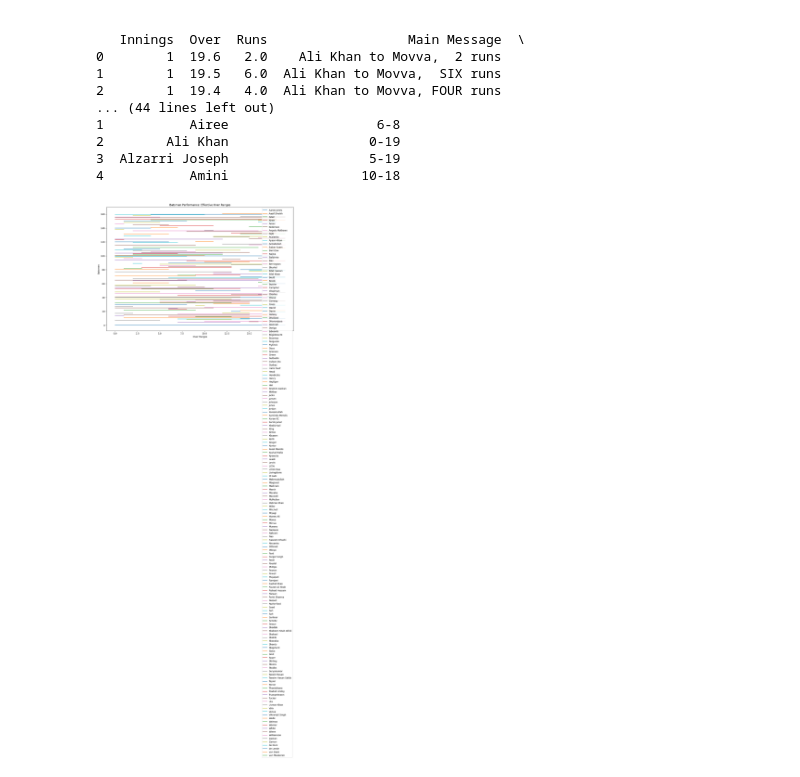
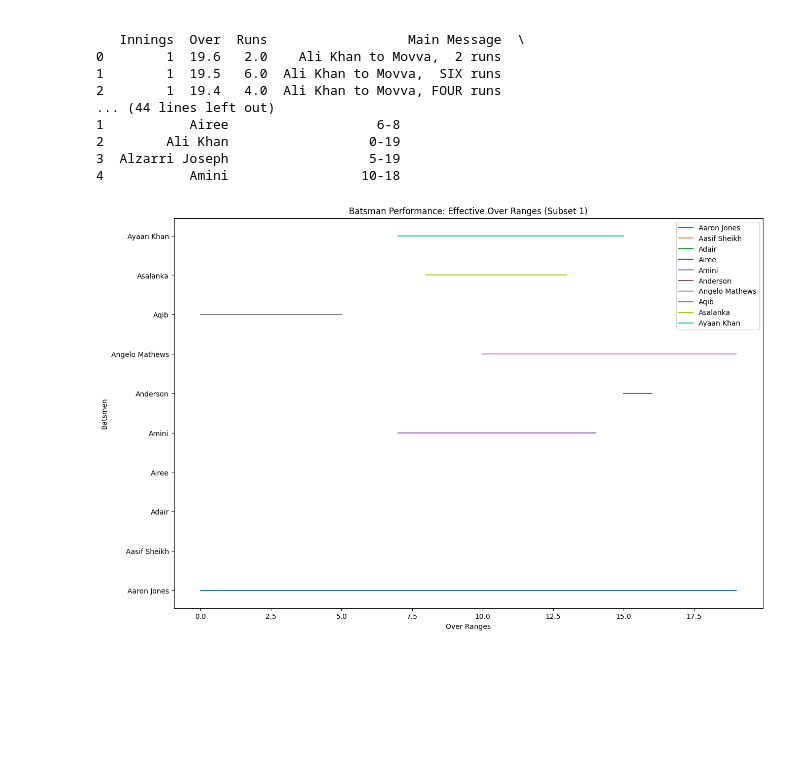
Before and after one commit to ThatNinjaGuy/ESPN-Cricket-Commentary-Scraper, a Jupyter notebook: cricket_commentary_match_analytics.ipynb, the cells around one changed output. Drawn from its saved outputs; the diff is of its cells as text; code cells hidden in the pictures; blank space fills up the shorter version.

Commit message:
Optimizing for running locally and better plotting of graphs

```diff
--- a/cricket_commentary_match_analytics.ipynb
+++ b/cricket_commentary_match_analytics.ipynb
@@ -5,13 +26,13 @@ import pandas as pd
 import matplotlib.pyplot as plt
 from sklearn.cluster import DBSCAN
 
-# Upload the original CSV file to Google Colab
-from google.colab import files
-uploaded = files.upload()
+# Load the CSV file from the local directory
+file_name = "commentary_results_.csv"
+data = pd.read_csv(file_name)
 
-# Load the CSV file
-file_name = list(uploaded.keys())[0]
-data = pd.read_csv(file_name)
+# # Load the CSV file
+# file_name = list(uploaded.keys())[0]
+# data = pd.read_csv(file_name)
 
 # Ensure 'Runs' and 'Over' columns contain numeric values
 data['Runs'] = pd.to_numeric(data['Runs'], errors='coerce')
@@ -438,46 +457,61 @@ Data Sample:
 # output_file = 'player_effectiveness_complete.csv'
 # effectiveness_data.to_csv(output_file, index=False)
 # %%
-# Plot Batsman Performance
+import pandas as pd
+import matplotlib.pyplot as plt
+import numpy as np
+
 def plot_batsman_performance(data):
     batsman_data = data[data['Role'] == 'Batsman']
-    plt.figure(figsize=(15, 10))
+    num_batsmen = len(batsman_data)
+    batsmen_per_plot = 10
+    num_plots = int(np.ceil(num_batsmen / batsmen_per_plot))
 
-    for index, row in batsman_data.iterrows():
-        over_ranges = row['Effective Over Ranges'].split(', ')
-        for over_range in over_ranges:
-            start, end = map(int, over_range.split('-'))
-            plt.plot([start, end], [index, index], label=row['Player'])
+    for i in range(num_plots):
+        plt.figure(figsize=(15, 10))
+        start_idx = i * batsmen_per_plot
+        end_idx = min((i + 1) * batsmen_per_plot, num_batsmen)
+        subset = batsman_data.iloc[start_idx:end_idx]
 
-    plt.xlabel('Over Ranges')
-    plt.ylabel('Batsmen')
-    plt.title('Batsman Performance: Effective Over Ranges')
-    plt.legend(loc='upper right')
-    plt.show()
+        for j, (index, row) in enumerate(subset.iterrows()):
+            over_ranges = row['Effective Over Ranges'].split(', ')
+            for over_range in over_ranges:
+                start, end = map(int, over_range.split('-'))
+                plt.plot([start, end], [j, j], label=row['Player'] if start == int(over_ranges[0].split('-')[0]) else "")
+
+        plt.xlabel('Over Ranges')
+        plt.yticks(range(len(subset)), subset['Player'])
+        plt.ylabel('Batsmen')
+        plt.title(f'Batsman Performance: Effective Over Ranges (Subset {i + 1})')
+        plt.legend(loc='upper right')
+        plt.show()
+
+def plot_bowler_performance(data):
+    bowler_data = data[data['Role'] == 'Bowler']
+    num_bowlers = len(bowler_data)
+    bowlers_per_plot = 10
+    num_plots = int(np.ceil(num_bowlers / bowlers_per_plot))
+
+    for i in range(num_plots):
+        plt.figure(figsize=(15, 10))
+        start_idx = i * bowlers_per_plot
+        end_idx = min((i + 1) * bowlers_per_plot, num_bowlers)
+        subset = bowler_data.iloc[start_idx:end_idx]
+
+        for j, (index, row) in enumerate(subset.iterrows()):
+            over_ranges = row['Effective Over Ranges'].split(', ')
+            for over_range in over_ranges:
+                start, end = map(int, over_range.split('-'))
+                plt.plot([start, end], [j, j], label=row['Player'] if start == int(over_ranges[0].split('-')[0]) else "")
+
+        plt.xlabel('Over Ranges')
+        plt.yticks(range(len(subset)), subset['Player'])
+        plt.ylabel('Bowlers')
+        plt.title(f'Bowler Performance: Effective Over Ranges (Subset {i + 1})')
+        plt.legend(loc='upper right')
+        plt.show()
 
 plot_batsman_performance(effectiveness_data)
-
-# Plot Bowler Performance
-def plot_bowler_performance(data):
-    bowler_data = data[data['Role'] == 'Bowler']
-    plt.figure(figsize=(15, 10))
-
-    for index, row in bowler_data.iterrows():
-        over_ranges = row['Effective Over Ranges'].split(', ')
-        for over_range in over_ranges:
-            start, end = map(int, over_range.split('-'))
-            plt.plot([start, end], [index, index], label=row['Player'])
-
-    plt.xlabel('Over Ranges')
-    plt.ylabel('Bowlers')
-    plt.title('Bowler Performance: Effective Over Ranges')
-    plt.legend(loc='upper right')
-    plt.show()
-
 plot_bowler_performance(effectiveness_data)
-
-# Provide a download link for the CSV file
-from google.colab import files
-files.download(output_file)
 # %% [output]
-[figure, old version]
+[figure, new version]
```
Also changed, not shown: parts of 4 cells of this notebook, 1 other file.
